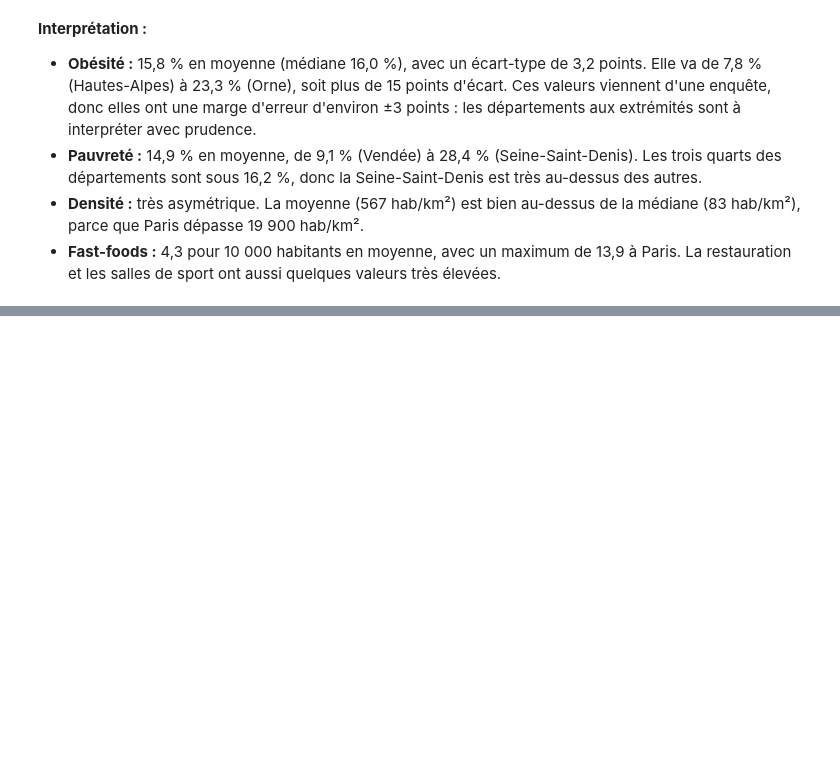
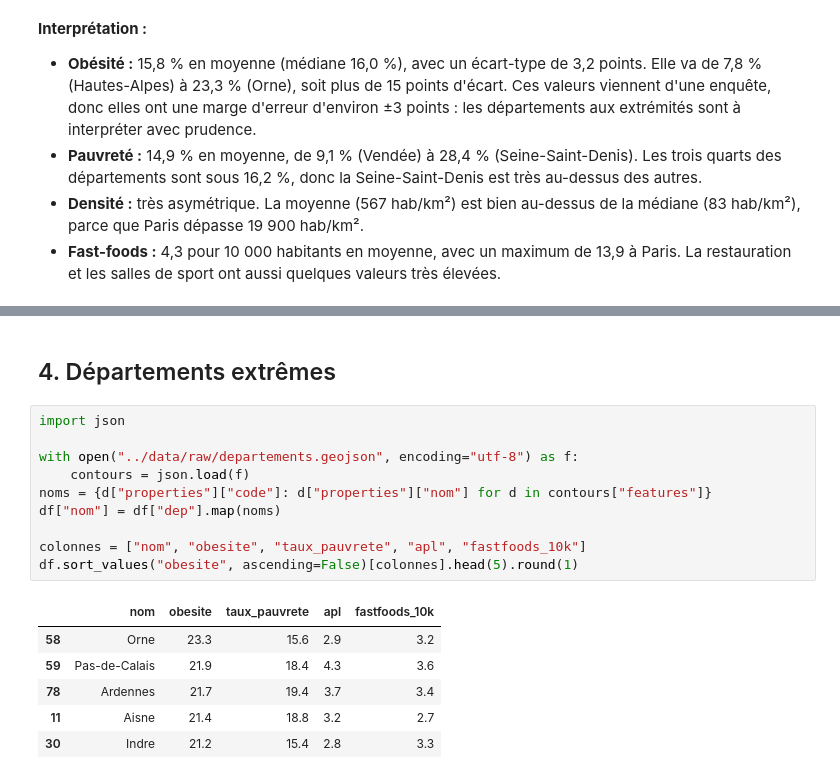
Before and after one commit to leonardlevi/projet-2A, a Jupyter notebook: notebooks/01_descriptif.ipynb, the cells around one changed output, grey strips where cells are left out. Drawn from its saved outputs; the diff is of its cells as text; blank space fills up the shorter version.

```diff
--- a/notebooks/01_descriptif.ipynb
+++ b/notebooks/01_descriptif.ipynb
@@ -54,0 +84,19 @@ df[variables].describe().round(1)
+# %% [markdown]
+## 4. Départements extrêmes
+# %%
+import json
+
+with open("../data/raw/departements.geojson", encoding="utf-8") as f:
+    contours = json.load(f)
+noms = {d["properties"]["code"]: d["properties"]["nom"] for d in contours["features"]}
+df["nom"] = df["dep"].map(noms)
+
+colonnes = ["nom", "obesite", "taux_pauvrete", "apl", "fastfoods_10k"]
+df.sort_values("obesite", ascending=False)[colonnes].head(5).round(1)
+# %% [output]
+|  | nom | obesite | taux_pauvrete | apl | fastfoods_10k |
+| 58 | Orne | 23.3 | 15.6 | 2.9 | 3.2 |
+| 59 | Pas-de-Calais | 21.9 | 18.4 | 4.3 | 3.6 |
+| 78 | Ardennes | 21.7 | 19.4 | 3.7 | 3.4 |
+| 11 | Aisne | 21.4 | 18.8 | 3.2 | 2.7 |
+| 30 | Indre | 21.2 | 15.4 | 2.8 | 3.3 |
```
Also changed, not shown: parts of 5 cells of this notebook, 1 other file.
